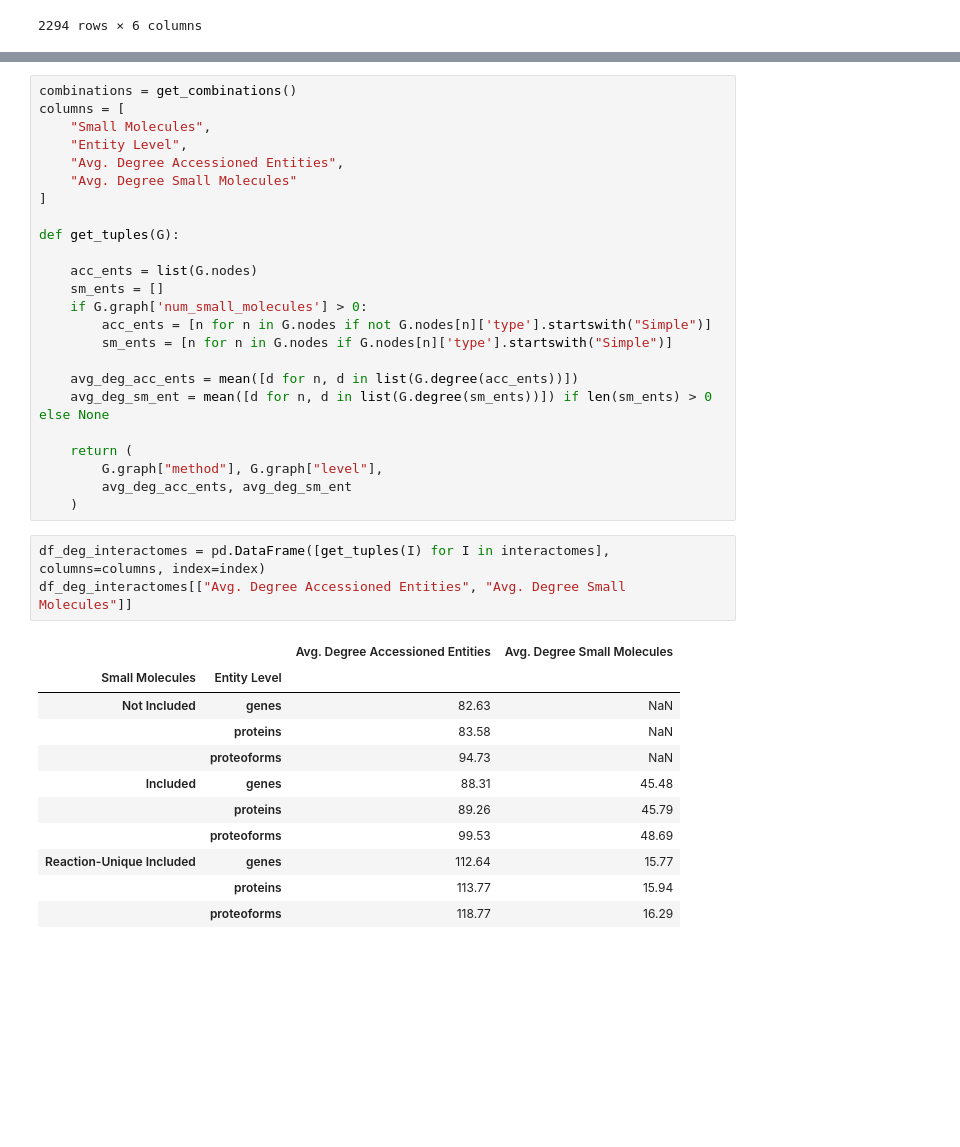
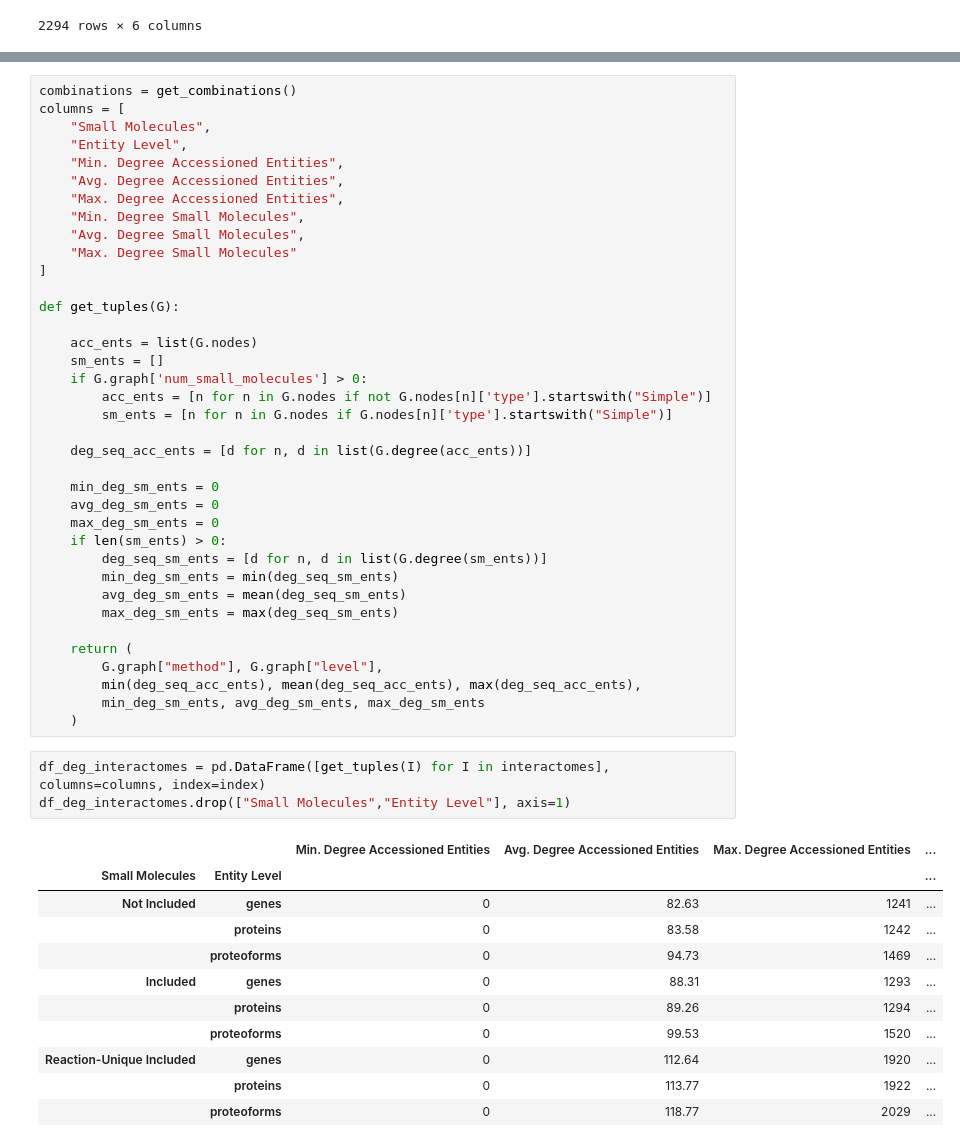
Before and after one commit to PathwayAnalysisPlatform/ProteoformNetworks, a Jupyter notebook: src/Python/analysis_1_size_degree.ipynb, the cells around one changed output, grey strips where cells are left out. Cells and saved outputs as stored; diff of their text form; blank space fills up the shorter version.

Commit message:
Calculate table of increase of nodes with Small molecules

```diff
--- a/src/Python/analysis_1_size_degree.ipynb
+++ b/src/Python/analysis_1_size_degree.ipynb
@@ -404,8 +502,12 @@ combinations = get_combinations()
 columns = [
     "Small Molecules",
     "Entity Level",
+    "Min. Degree Accessioned Entities",
     "Avg. Degree Accessioned Entities",
-    "Avg. Degree Small Molecules"
+    "Max. Degree Accessioned Entities",
+    "Min. Degree Small Molecules",
+    "Avg. Degree Small Molecules",
+    "Max. Degree Small Molecules"
 ]
 
 def get_tuples(G):
@@ -416,25 +518,34 @@ def get_tuples(G):
         acc_ents = [n for n in G.nodes if not G.nodes[n]['type'].startswith("Simple")]
         sm_ents = [n for n in G.nodes if G.nodes[n]['type'].startswith("Simple")]
 
-    avg_deg_acc_ents = mean([d for n, d in list(G.degree(acc_ents))])
-    avg_deg_sm_ent = mean([d for n, d in list(G.degree(sm_ents))]) if len(sm_ents) > 0 else None
+    deg_seq_acc_ents = [d for n, d in list(G.degree(acc_ents))]
+
+    min_deg_sm_ents = 0
+    avg_deg_sm_ents = 0
+    max_deg_sm_ents = 0
+    if len(sm_ents) > 0:
+        deg_seq_sm_ents = [d for n, d in list(G.degree(sm_ents))]
+        min_deg_sm_ents = min(deg_seq_sm_ents)
+        avg_deg_sm_ents = mean(deg_seq_sm_ents)
+        max_deg_sm_ents = max(deg_seq_sm_ents)
 
     return (
         G.graph["method"], G.graph["level"],
-        avg_deg_acc_ents, avg_deg_sm_ent
+        min(deg_seq_acc_ents), mean(deg_seq_acc_ents), max(deg_seq_acc_ents),
+        min_deg_sm_ents, avg_deg_sm_ents, max_deg_sm_ents
     )
 # %%
 df_deg_interactomes = pd.DataFrame([get_tuples(I) for I in interactomes], columns=columns, index=index)
-df_deg_interactomes[["Avg. Degree Accessioned Entities", "Avg. Degree Small Molecules"]]
+df_deg_interactomes.drop(["Small Molecules","Entity Level"], axis=1)
 # %% [output]
-|  |  | Avg. Degree Accessioned Entities | Avg. Degree Small Molecules |
-| Small Molecules | Entity Level |  |  |
-| Not Included | genes | 82.63 | NaN |
-|  | proteins | 83.58 | NaN |
-|  | proteoforms | 94.73 | NaN |
-| Included | genes | 88.31 | 45.48 |
-|  | proteins | 89.26 | 45.79 |
-|  | proteoforms | 99.53 | 48.69 |
-| Reaction-Unique Included | genes | 112.64 | 15.77 |
-|  | proteins | 113.77 | 15.94 |
-|  | proteoforms | 118.77 | 16.29 |
+|  |  | Min. Degree Accessioned Entities | Avg. Degree Accessioned Entities | Max. Degree Accessioned Entities | ... |
+| Small Molecules | Entity Level |  |  |  | ... |
+| Not Included | genes | 0 | 82.63 | 1241 | ... |
+|  | proteins | 0 | 83.58 | 1242 | ... |
+|  | proteoforms | 0 | 94.73 | 1469 | ... |
+| Included | genes | 0 | 88.31 | 1293 | ... |
+|  | proteins | 0 | 89.26 | 1294 | ... |
+|  | proteoforms | 0 | 99.53 | 1520 | ... |
+| Reaction-Unique Included | genes | 0 | 112.64 | 1920 | ... |
+|  | proteins | 0 | 113.77 | 1922 | ... |
+|  | proteoforms | 0 | 118.77 | 2029 | ... |
```
Also changed, not shown: parts of 15 cells of this notebook.
